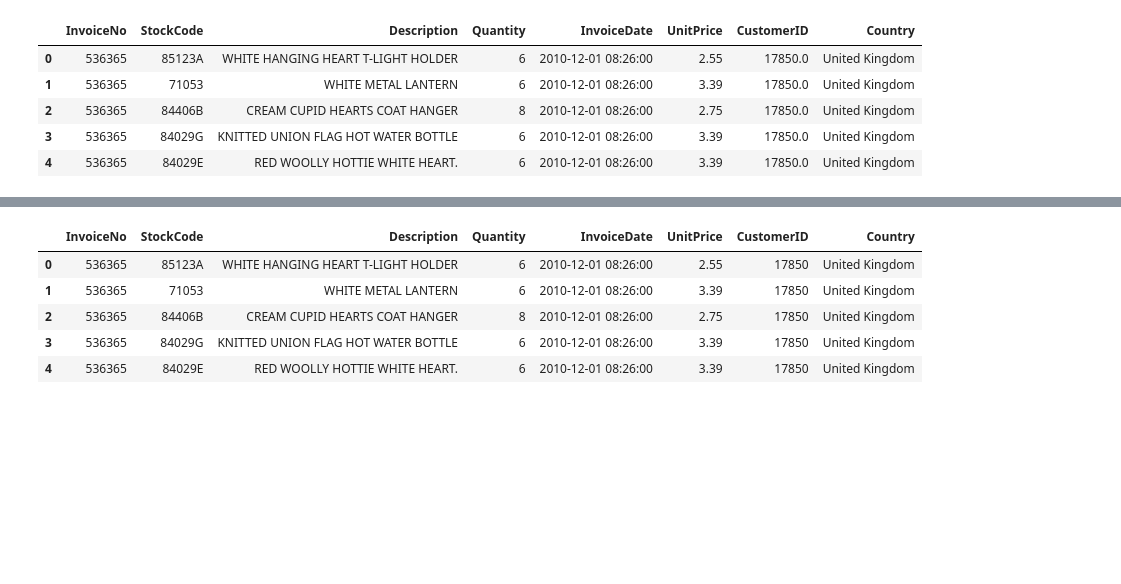
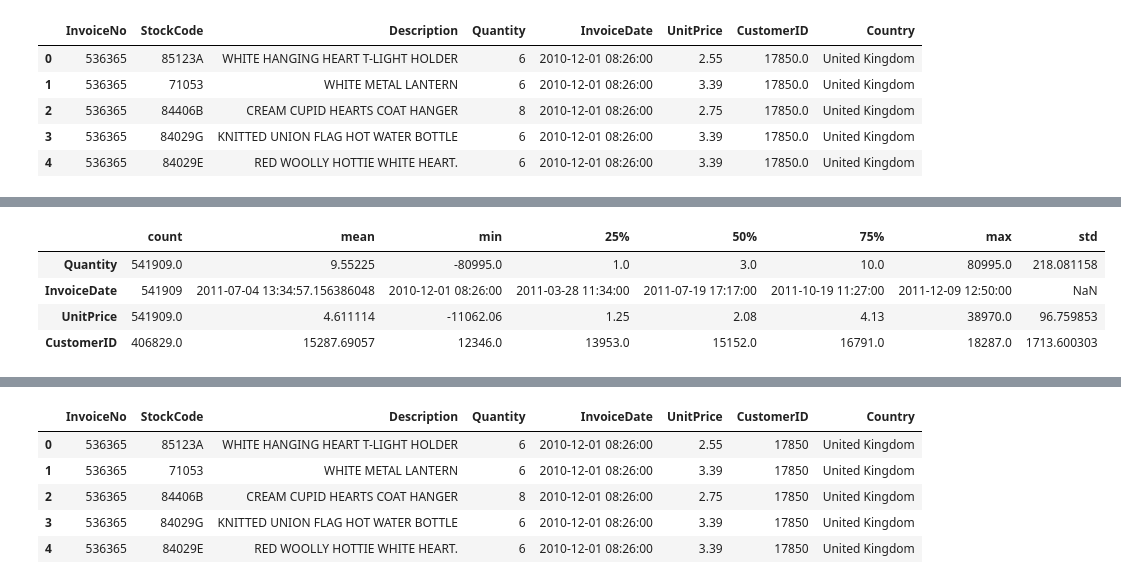
Before and after one commit to kurek0010/data-science-bootcamp, a Jupyter notebook: 02_analiza_danych/06_sql_porownanie.ipynb, the cells around one changed output, grey strips where cells are left out. Saved outputs shown, nothing was run; the diff lists cells and outputs as text; code cells hidden in the pictures; blank space fills up the shorter version.

```diff
--- a/02_analiza_danych/06_sql_porownanie.ipynb
+++ b/02_analiza_danych/06_sql_porownanie.ipynb
@@ -71,3 +73,11 @@ retail.describe()
+# %%
+retail.describe().T
+# %% [output]
+|  | count | mean | min | 25% | 50% | 75% | max | std |
+| Quantity | 541909.0 | 9.55225 | -80995.0 | 1.0 | 3.0 | 10.0 | 80995.0 | 218.081158 |
+| InvoiceDate | 541909 | 2011-07-04 13:34:57.156386048 | 2010-12-01 08:26:00 | 2011-03-28 11:34:00 | 2011-07-19 17:17:00 | 2011-10-19 11:27:00 | 2011-12-09 12:50:00 | NaN |
+| UnitPrice | 541909.0 | 4.611114 | -11062.06 | 1.25 | 2.08 | 4.13 | 38970.0 | 96.759853 |
+| CustomerID | 406829.0 | 15287.69057 | 12346.0 | 13953.0 | 15152.0 | 16791.0 | 18287.0 | 1713.600303 |
 # %%
 retail.isnull().sum()
 # %% [output]
```
Also changed, not shown: parts of 13 cells of this notebook.
